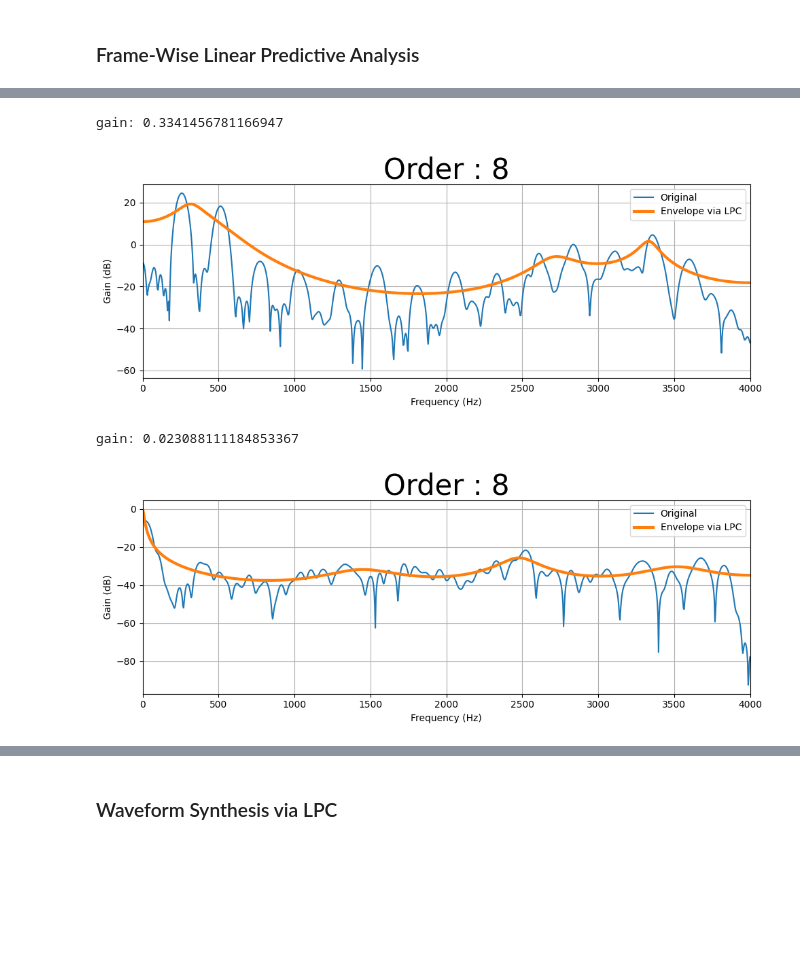
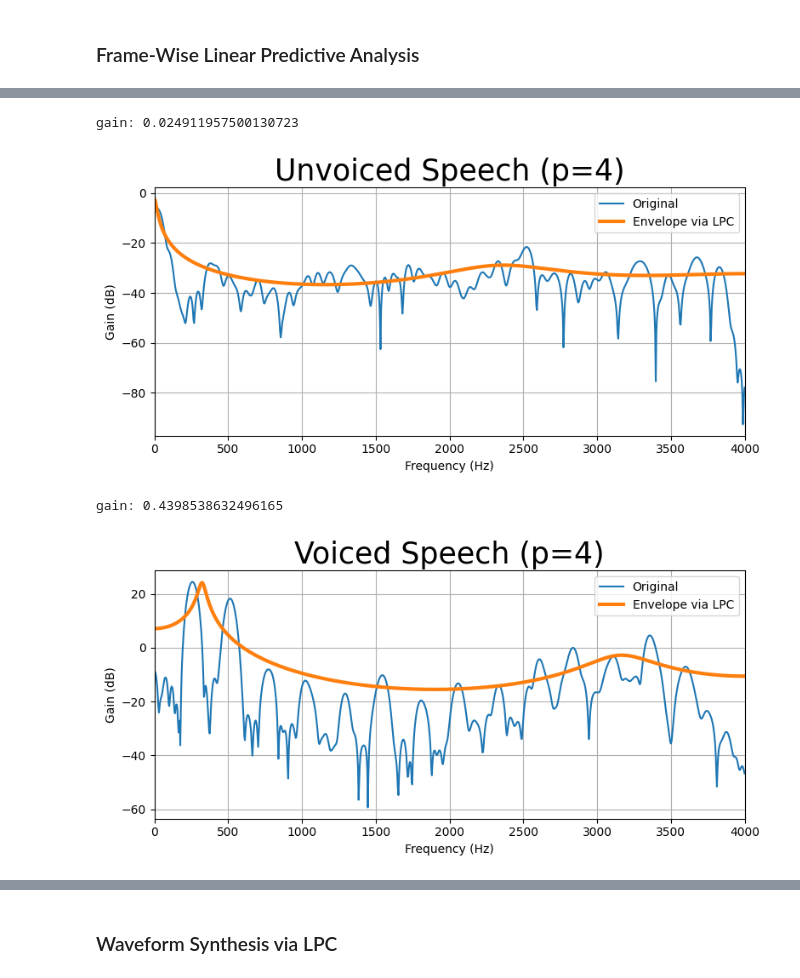
Before and after one commit to woongzip1/SSP, a Jupyter notebook: HW4/lpa.ipynb, the cells around one changed output, grey strips where cells are left out. Drawn from its saved outputs; the diff is of its cells as text; code cells hidden in the pictures; blank space fills up the shorter version.

```diff
--- a/HW4/lpa.ipynb
+++ b/HW4/lpa.ipynb
@@ -69,9 +79,16 @@ my error:        [180.39175415  23.36811722  18.86583303  15.55308937]
-# %%
-## Estimate of Vocal Tract using LP coefficients
-PlotLPCSpectrum(frames[35],sr=sr,p=8,dftlen=2048, figsize=(10,4))
-PlotLPCSpectrum(frames[110],sr=sr,p=8,dftlen=2048, figsize=(10,4))
-# %% [output]
-gain: 0.3341456781166947
-[figure, removed]
-gain: 0.023088111184853367
-[figure, removed]
+# %%
+## Estimate of Vocal Tract using LP coefficients
+frames = extract_frames(y, sr=8000, win_type='hamming', win_length=200, hop_length=80) # 251 frames
+# 35 / 110
+PlotLPCSpectrum(frames[110],sr=sr,p=4,dftlen=2048, figsize=(8,4), title='Unvoiced Speech (p=4)')
+# PlotLPCSpectrum(frames[110],sr=sr,p=12,dftlen=2048, figsize=(8,4), title='Unvoiced Speech (p=12)')
+# PlotLPCSpectrum(frames[110],sr=sr,p=20,dftlen=2048, figsize=(8,4), title='Unvoiced Speech (p=20)')
+
+PlotLPCSpectrum(frames[35],sr=sr,p=4,dftlen=2048, figsize=(8,4), title='Voiced Speech (p=4)')
+# PlotLPCSpectrum(frames[35],sr=sr,p=12,dftlen=2048, figsize=(8,4), title='Voiced Speech (p=12)')
+# PlotLPCSpectrum(frames[35],sr=sr,p=20,dftlen=2048, figsize=(8,4), title='Voiced Speech (p=20)')
+# %% [output]
+gain: 0.024911957500130723
+[figure, added]
+gain: 0.4398538632496165
+[figure, added]
```
Also changed, not shown: parts of 4 cells of this notebook, 4 other files.
